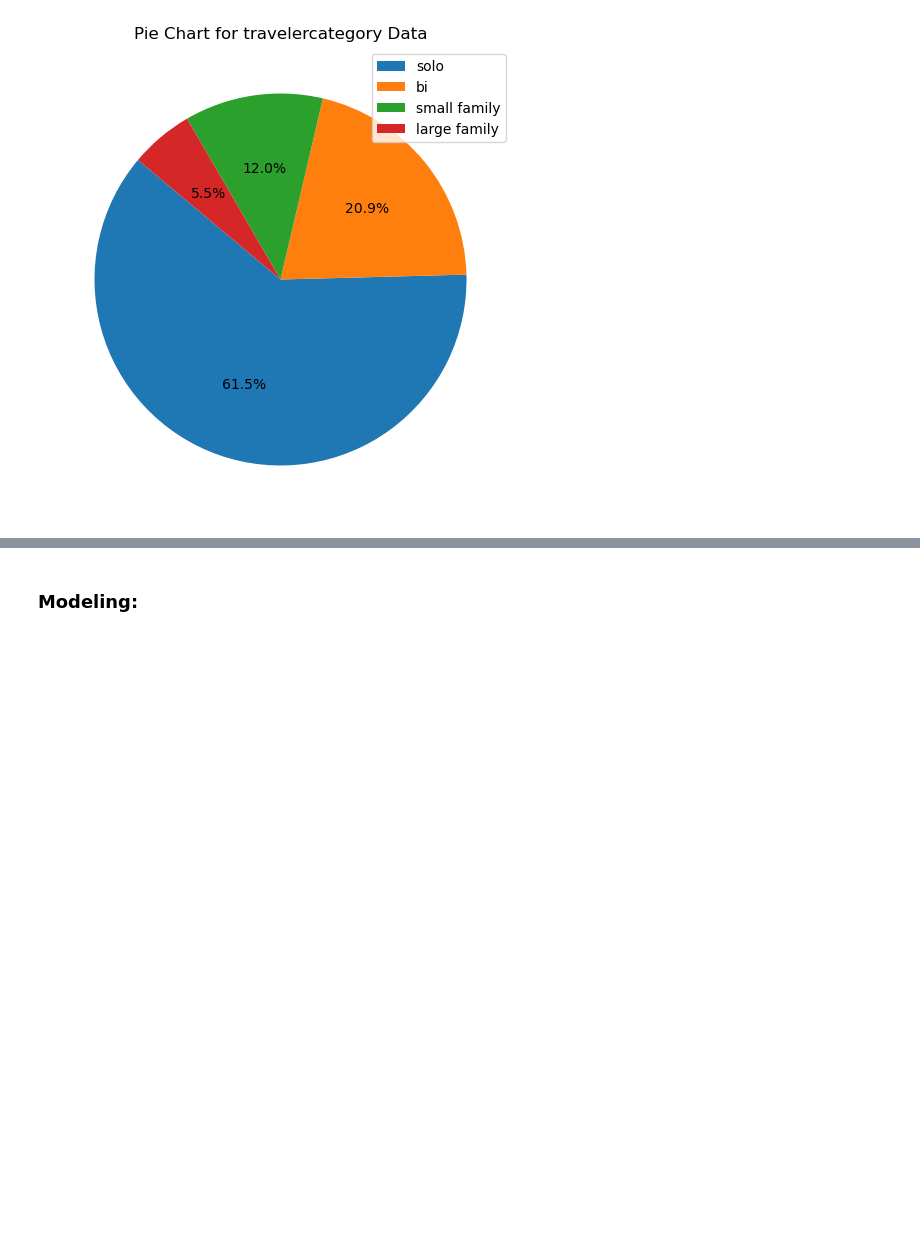
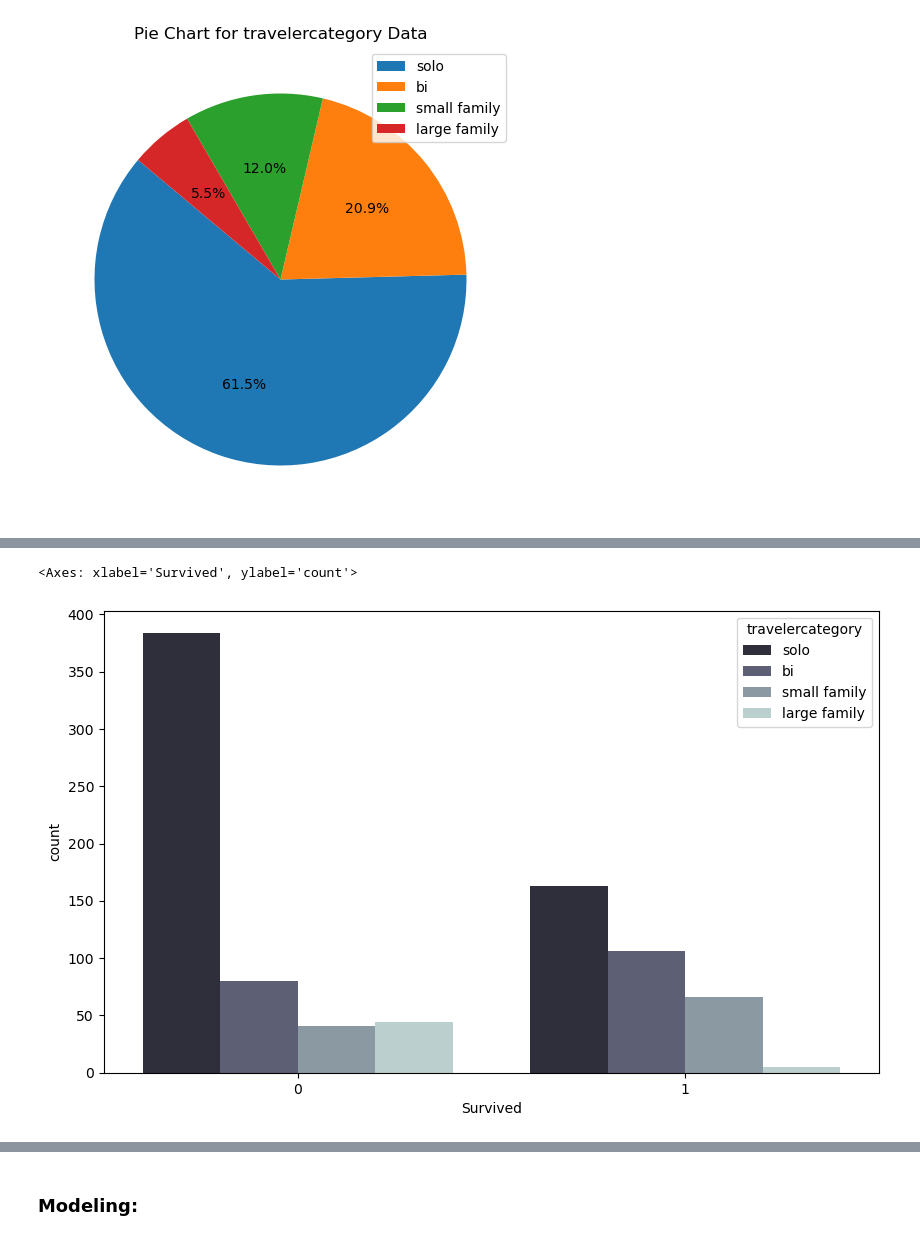
Before and after one commit to povphearum/projectDS, a Jupyter notebook: Project.ipynb, the cells around one changed output, grey strips where cells are left out. Drawn from its saved outputs; the diff is of its cells as text; code cells hidden in the pictures; blank space fills up the shorter version.

```diff
--- a/Project.ipynb
+++ b/Project.ipynb
@@ -295,0 +372,6 @@ plt.show()
+# %%
+plt.figure(figsize=(10,6))
+sns.countplot(x=titanic_data['Survived'], hue=titanic_data['travelercategory'], palette='bone')
+# %% [output]
+<Axes: xlabel='Survived', ylabel='count'>
+[figure, added]
```
Also changed, not shown: parts of 15 cells of this notebook.
